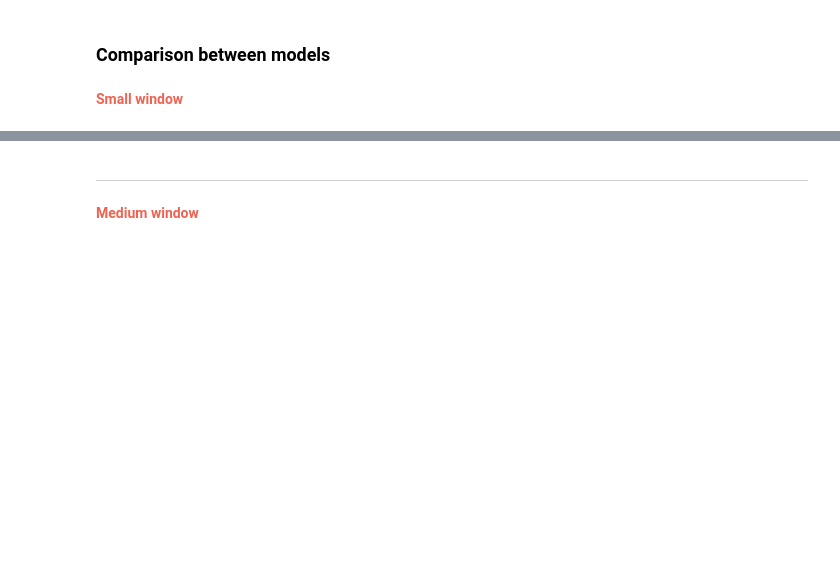
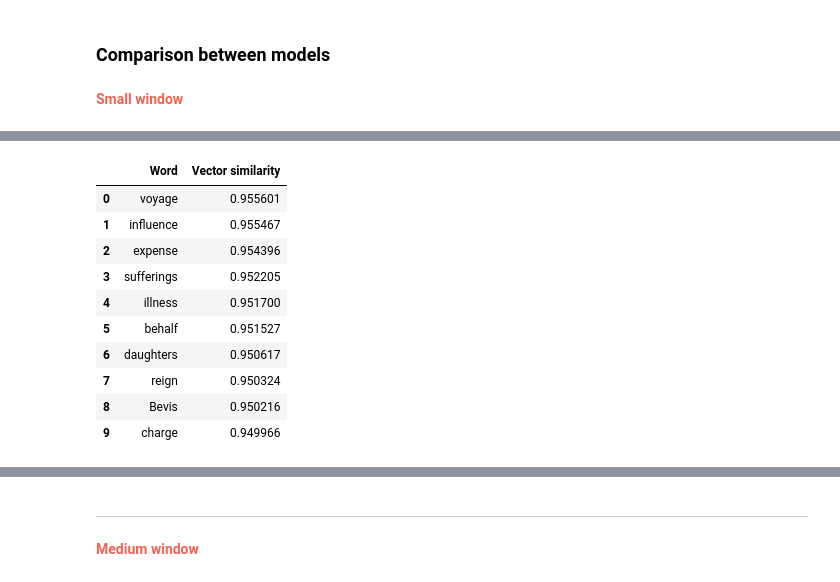
Before and after one commit to gobbykid/corpora_analytics, a Jupyter notebook: w2v_model.ipynb, the cells around one changed output, grey strips where cells are left out. Drawn from its saved outputs; the diff is of its cells as text; code cells hidden in the pictures; blank space fills up the shorter version.

```diff
--- a/w2v_model.ipynb
+++ b/w2v_model.ipynb
@@ -174,3 +176,11 @@ f_sw_skip_model = gensim.models.Word2Vec(
+# %%
+f_sw_skip_model = gensim.models.Word2Vec(
+    window=3,
+    min_count=2,
+    workers=8,
+    sg=1,
+    vector_size=100
+)
 # %%
 m_sw_skip_model = gensim.models.Word2Vec(
     window=3,
@@ -334,0 +326,14 @@ m_sw_skip_model.wv.most_similar("lady")
+# %%
+DataFrame(f_sw_skip_model.wv.most_similar("marriage")).rename(columns={0:"Word", 1:"Vector similarity"})
+# %% [output]
+|  | Word | Vector similarity |
+| 0 | voyage | 0.955601 |
+| 1 | influence | 0.955467 |
+| 2 | expense | 0.954396 |
+| 3 | sufferings | 0.952205 |
+| 4 | illness | 0.951700 |
+| 5 | behalf | 0.951527 |
+| 6 | daughters | 0.950617 |
+| 7 | reign | 0.950324 |
+| 8 | Bevis | 0.950216 |
+| 9 | charge | 0.949966 |
```
Also changed, not shown: parts of 58 cells of this notebook, 3 other files.
